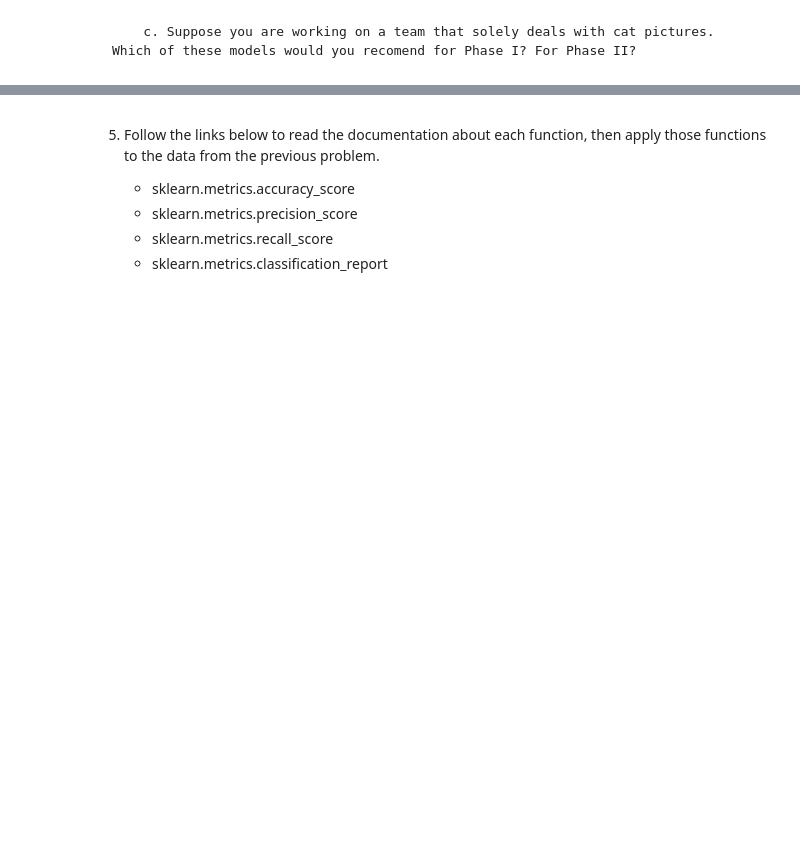
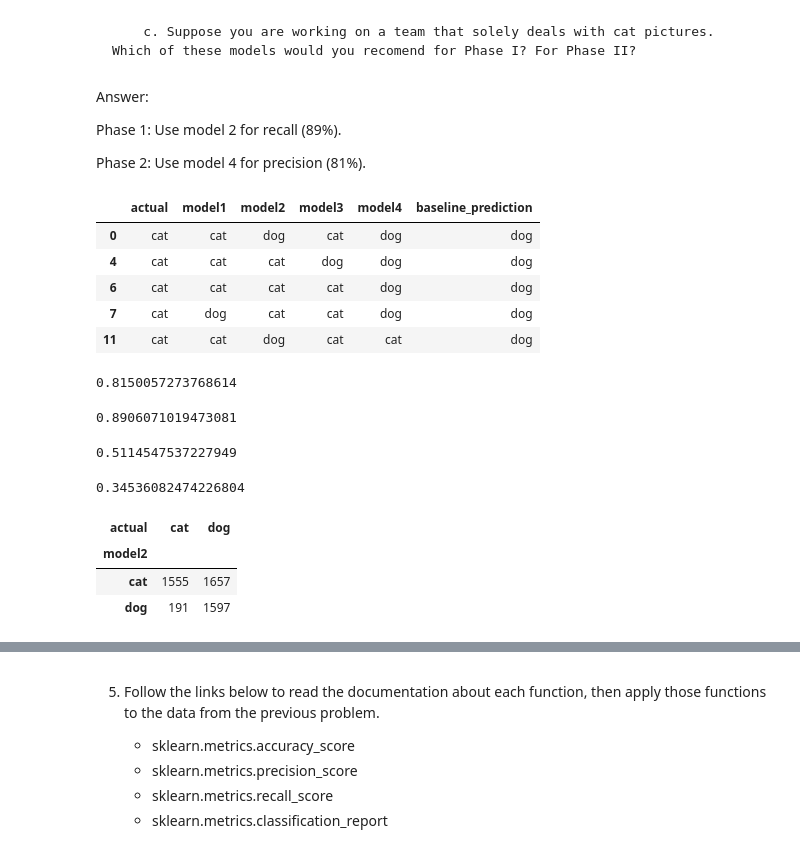
Before and after one commit to chloerwhitaker/classification-exercises, a Jupyter notebook: model_evaluation.ipynb, the cells around one changed output, grey strips where cells are left out. Cells and saved outputs as stored; diff of their text form; code cells hidden in the pictures; blank space fills up the shorter version.

```diff
--- a/model_evaluation.ipynb
+++ b/model_evaluation.ipynb
@@ -312,2 +412,8 @@ pd.DataFrame(accuracy_out.items(), columns = ['model', 'accuracy'])
 # %% [markdown]
         c. Suppose you are working on a team that solely deals with cat pictures. Which of these models would you recomend for Phase I? For Phase II?
+# %% [markdown]
+Answer:
+
+Phase 1: Use model 2 for recall (89%).
+
+Phase 2: Use model 4 for precision (81%).
@@ -313,0 +424,38 @@ pd.DataFrame(accuracy_out.items(), columns = ['model', 'accuracy'])
+# %%
+subset = paws[paws.actual == 'cat']
+subset.head()
+# %% [output]
+|  | actual | model1 | model2 | model3 | model4 | baseline_prediction |
+| 0 | cat | cat | dog | cat | dog | dog |
+| 4 | cat | cat | cat | dog | dog | dog |
+| 6 | cat | cat | cat | cat | dog | dog |
+| 7 | cat | dog | cat | cat | dog | dog |
+| 11 | cat | cat | dog | cat | cat | dog |
+# %%
+# For model 1
+(subset.actual == subset.model1).mean()
+# %% [output]
+0.8150057273768614
+# %%
+# For model 2
+(subset.actual == subset.model2).mean()
+# %% [output]
+0.8906071019473081
+# %%
+# For model 3
+(subset.actual == subset.model3).mean()
+# %% [output]
+0.5114547537227949
+# %%
+# For model 4
+(subset.actual == subset.model4).mean()
+# %% [output]
+0.34536082474226804
+# %%
+# model 2 has the highest subset
+pd.crosstab(paws.model2, paws.actual)
+# %% [output]
+| actual | cat | dog |
+| model2 |  |  |
+| cat | 1555 | 1657 |
+| dog | 191 | 1597 |
```
Also changed, not shown: parts of 34 cells of this notebook.
